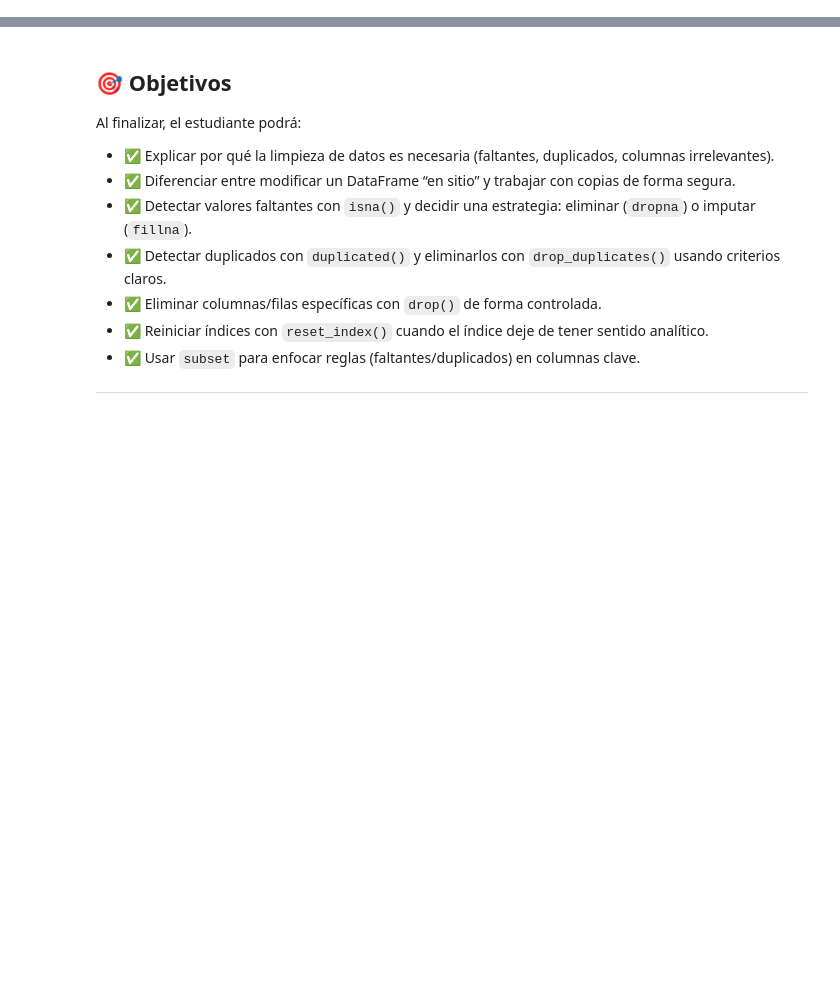
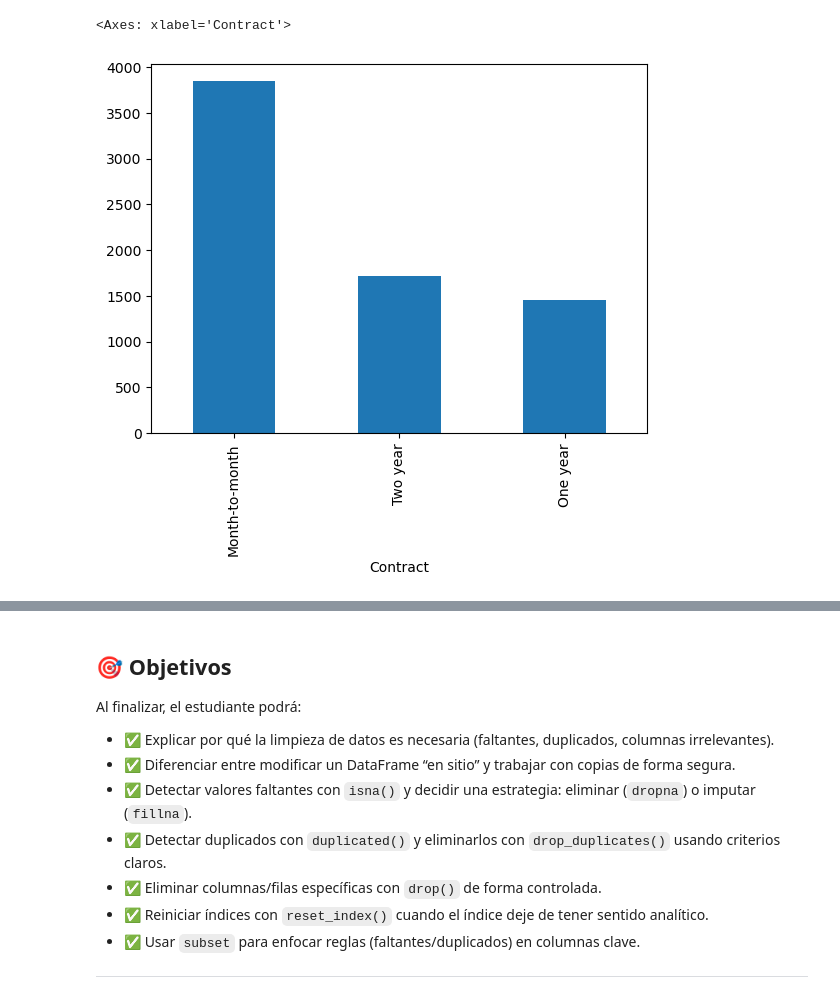
Before and after one commit to gbuvoli/DA_T8, a Jupyter notebook: sprint5_semana1b.ipynb, the cells around one changed output, grey strips where cells are left out. Cells and saved outputs as stored; diff of their text form; code cells hidden in the pictures; blank space fills up the shorter version.

```diff
--- a/sprint5_semana1b.ipynb
+++ b/sprint5_semana1b.ipynb
@@ -0,0 +220,6 @@
+# %%
+
+df['Contract'].value_counts().plot(kind='bar')
+# %% [output]
+<Axes: xlabel='Contract'>
+[figure, added]
```
Also changed, not shown: parts of 90 cells of this notebook, 2 other files.
